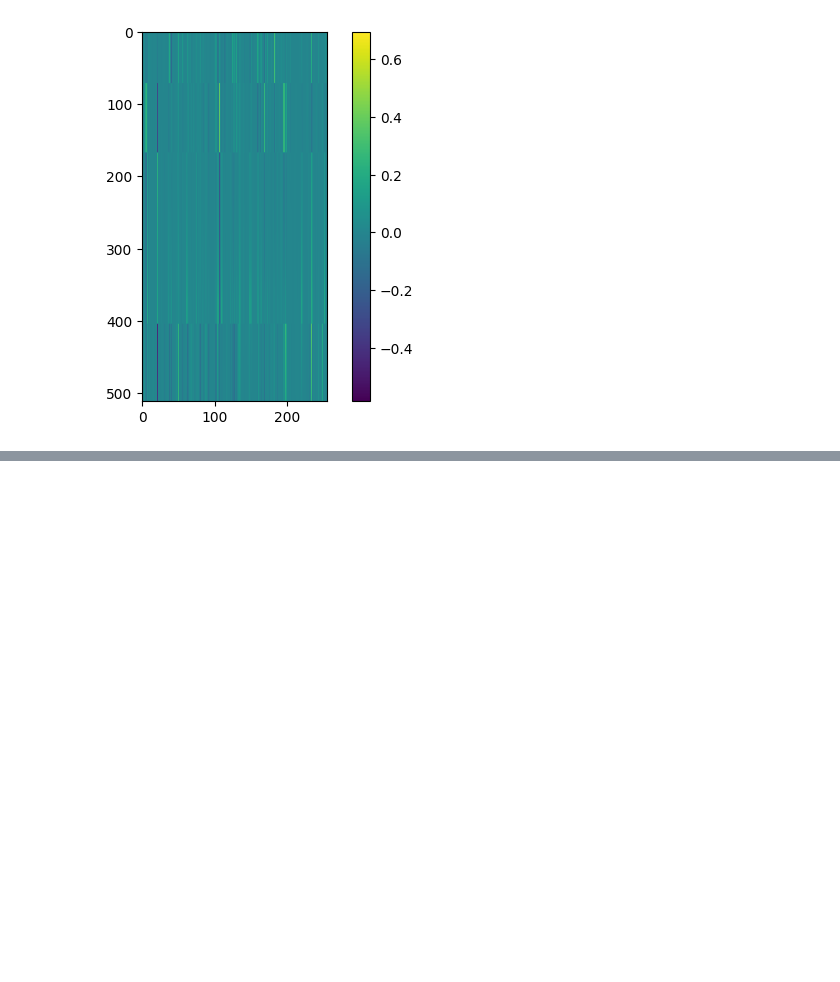
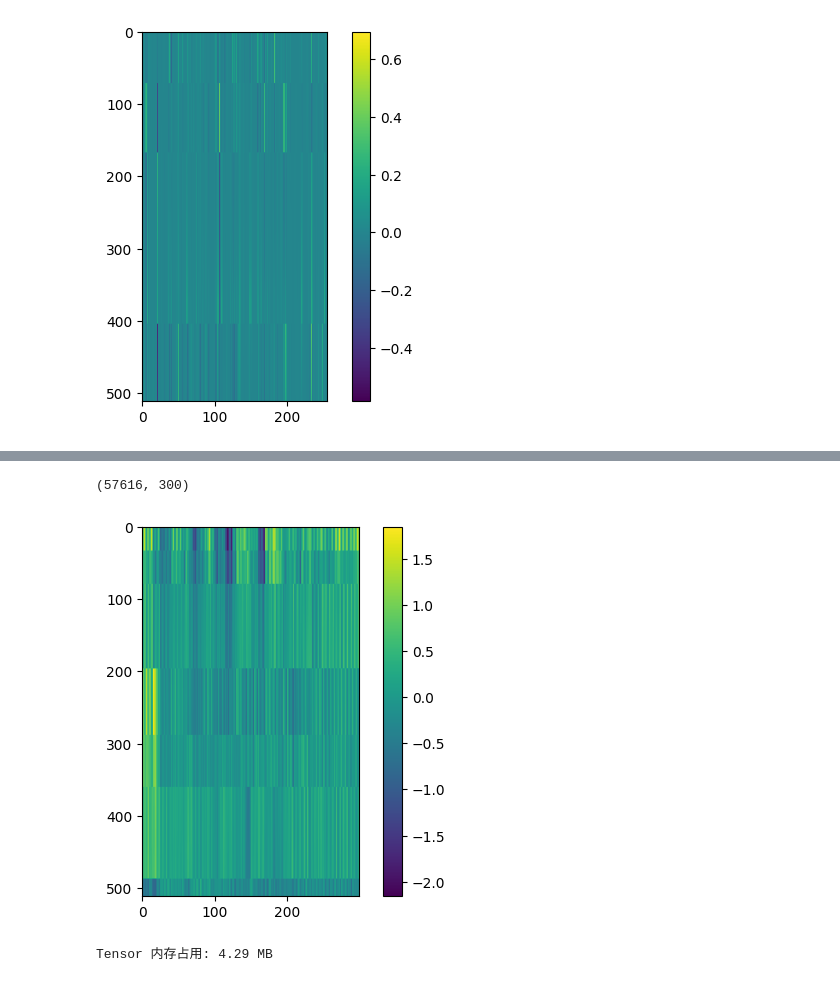
Before and after one commit to soul-M-42/Covariance_EEG_Emotion, a Jupyter notebook: vis_tool.ipynb, the cells around one changed output, grey strips where cells are left out. Drawn from its saved outputs; the diff is of its cells as text; code cells hidden in the pictures; blank space fills up the shorter version.

```diff
--- a/vis_tool.ipynb
+++ b/vis_tool.ipynb
@@ -49,0 +69,18 @@ show_data(data_cnn_new[:512])
+# %%
+dir_determin = '/mnt/dataset0/qingzhu/AutoICA_Processed_EEG/SEED_V/Processed_data_filter_0.50_47.00_AutoICA_Def_Threshold/data_3in1/ext_fea/cnnNormAfterMLP_f0_fea_DE.npy'
+data_determin = np.load(dir_determin)
+print(data_determin.shape)
+show_data(data_determin[:512])
+# %% [output]
+(57616, 300)
+[figure, added]
+# %%
+import torch
+
+# 创建随机 Tensor
+tensor = torch.randn(30, 1, 60, 625, dtype=torch.float32, device="cuda")
+
+# 查看内存占用
+print(f"Tensor 内存占用: {tensor.element_size() * tensor.numel() / 1024**2:.2f} MB")
+# %% [output]
+Tensor 内存占用: 4.29 MB
```
Also changed, not shown: parts of 5 cells of this notebook, 4 other files.
